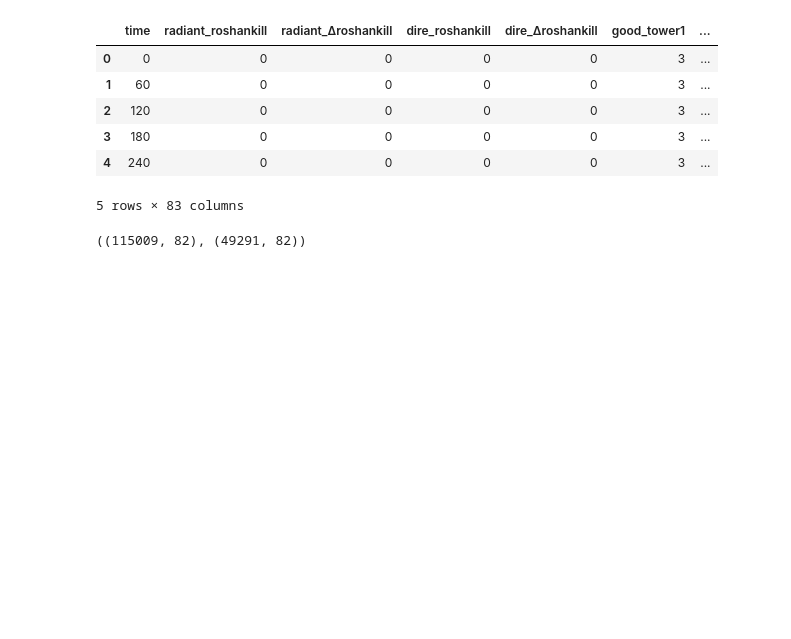
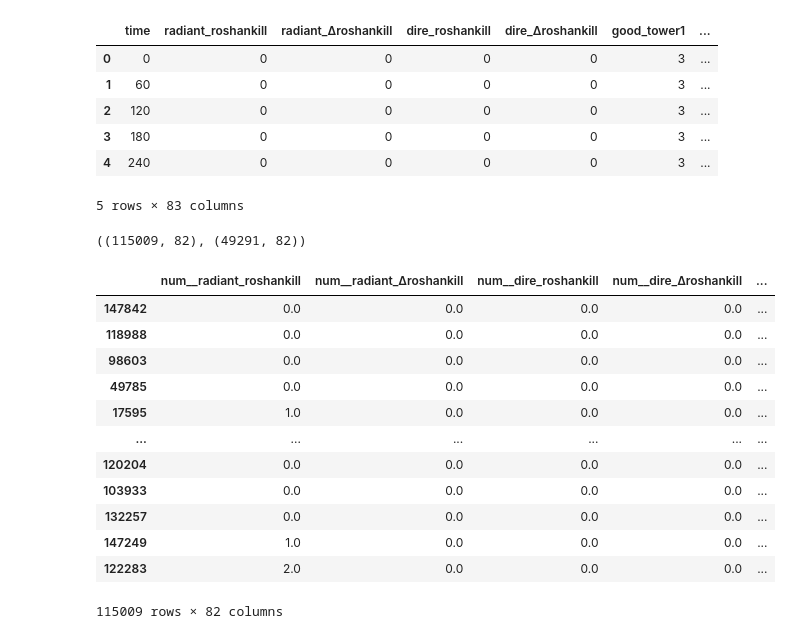
Before and after one commit to alexnodejs/bandit, a Jupyter notebook: HT_9.ipynb, the cells around one changed output. Saved outputs shown, nothing was run; the diff lists cells and outputs as text; code cells hidden in the pictures; blank space fills up the shorter version.

```diff
--- a/HT_9.ipynb
+++ b/HT_9.ipynb
@@ -33,3 +33,48 @@ X_train, X_test, y_train, y_test = train_test_split(X, y,
 X_train.shape, X_test.shape
 # %% [output]
 ((115009, 82), (49291, 82))
+# %%
+num_columns = X.select_dtypes(include='number').columns
+cat_columns = X.select_dtypes(include='object').columns
+
+num_transformer = Pipeline(
+    steps=[('impute', SimpleImputer(strategy='median'))]
+)
+
+cat_transformer = Pipeline(
+    steps=[('impute', SimpleImputer(strategy='most_frequent')),
+           ('encoder', OrdinalEncoder(handle_unknown='use_encoded_value',
+                                     unknown_value=-1
+                                     ))
+          ]
+)
+
+preprocessor = ColumnTransformer(
+    transformers=[
+        ('num', num_transformer, num_columns),
+        ('cat', cat_transformer, cat_columns)
+    ]
+)
+
+preprocessor.set_output(transform='pandas')
+preprocessor
+
+preprocessor.fit(X_train)
+X_train_prep = preprocessor.transform(X_train)
+X_test_prep = preprocessor.transform(X_test)
+
+X_train_prep
+# %% [output]
+|  | num__radiant_roshankill | num__radiant_Δroshankill | num__dire_roshankill | num__dire_Δroshankill | ... |
+| 147842 | 0.0 | 0.0 | 0.0 | 0.0 | ... |
+| 118988 | 0.0 | 0.0 | 0.0 | 0.0 | ... |
+| 98603 | 0.0 | 0.0 | 0.0 | 0.0 | ... |
+| 49785 | 0.0 | 0.0 | 0.0 | 0.0 | ... |
+| 17595 | 1.0 | 0.0 | 0.0 | 0.0 | ... |
+| ... | ... | ... | ... | ... | ... |
+| 120204 | 0.0 | 0.0 | 0.0 | 0.0 | ... |
+| 103933 | 0.0 | 0.0 | 0.0 | 0.0 | ... |
+| 132257 | 0.0 | 0.0 | 0.0 | 0.0 | ... |
+| 147249 | 1.0 | 0.0 | 0.0 | 0.0 | ... |
+| 122283 | 2.0 | 0.0 | 0.0 | 0.0 | ... |
+115009 rows × 82 columns
```
Also changed, not shown: parts of 6 cells of this notebook.
